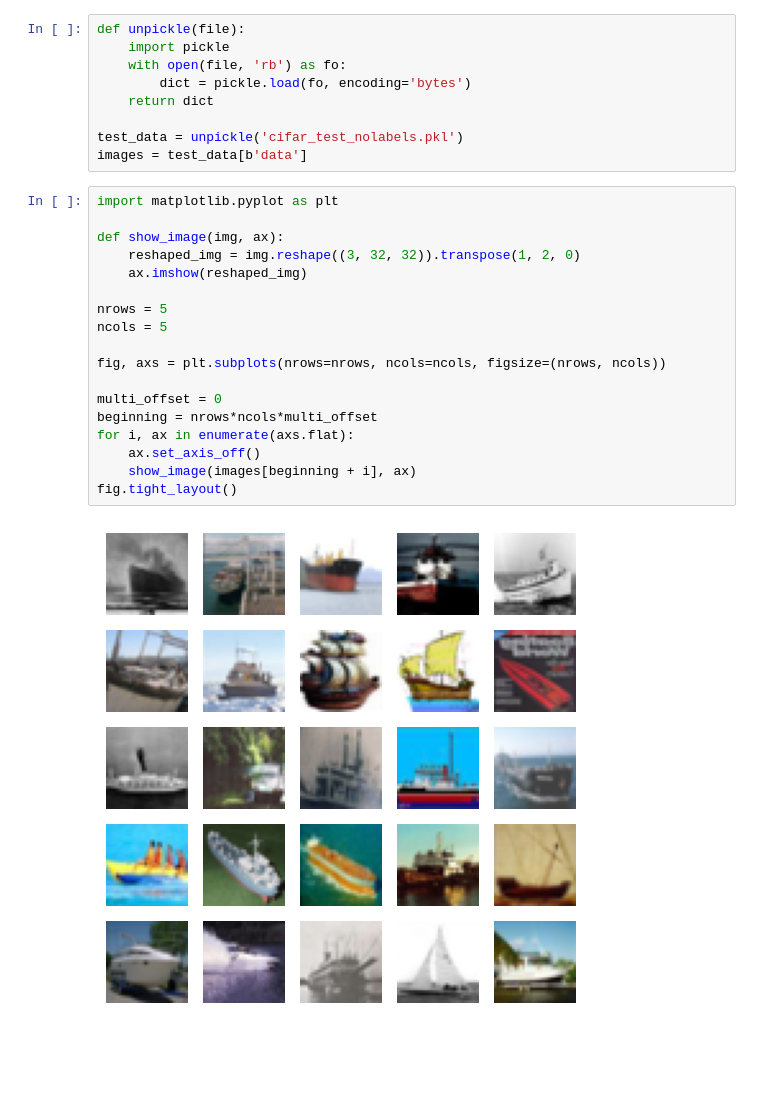
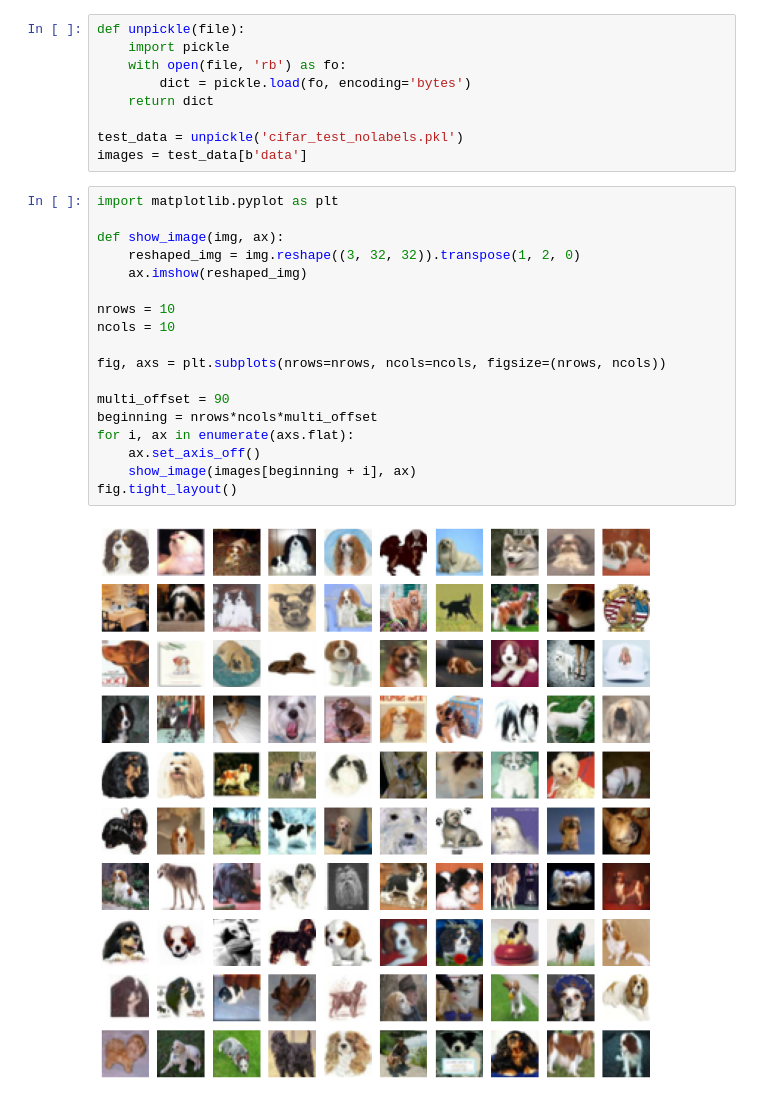
Before and after one commit to D-Vaillant/pytorch-resnet-cifar10, a Jupyter notebook: image_preview.ipynb, the cells around one changed output. Drawn from its saved outputs; the diff is of its cells as text; blank space fills up the shorter version.

```diff
--- a/image_preview.ipynb
+++ b/image_preview.ipynb
@@ -10,20 +10,20 @@ images = test_data[b'data']
 # %%
 import matplotlib.pyplot as plt
 
 def show_image(img, ax):
     reshaped_img = img.reshape((3, 32, 32)).transpose(1, 2, 0)
     ax.imshow(reshaped_img)
 
-nrows = 5
-ncols = 5
+nrows = 10
+ncols = 10
 
 fig, axs = plt.subplots(nrows=nrows, ncols=ncols, figsize=(nrows, ncols))
 
-multi_offset = 0
+multi_offset = 90
 beginning = nrows*ncols*multi_offset
 for i, ax in enumerate(axs.flat):
     ax.set_axis_off()
     show_image(images[beginning + i], ax)
 fig.tight_layout()
 # %% [output]
-[figure, old version]
+[figure, new version]
```
Also changed, not shown: 2 other files.
